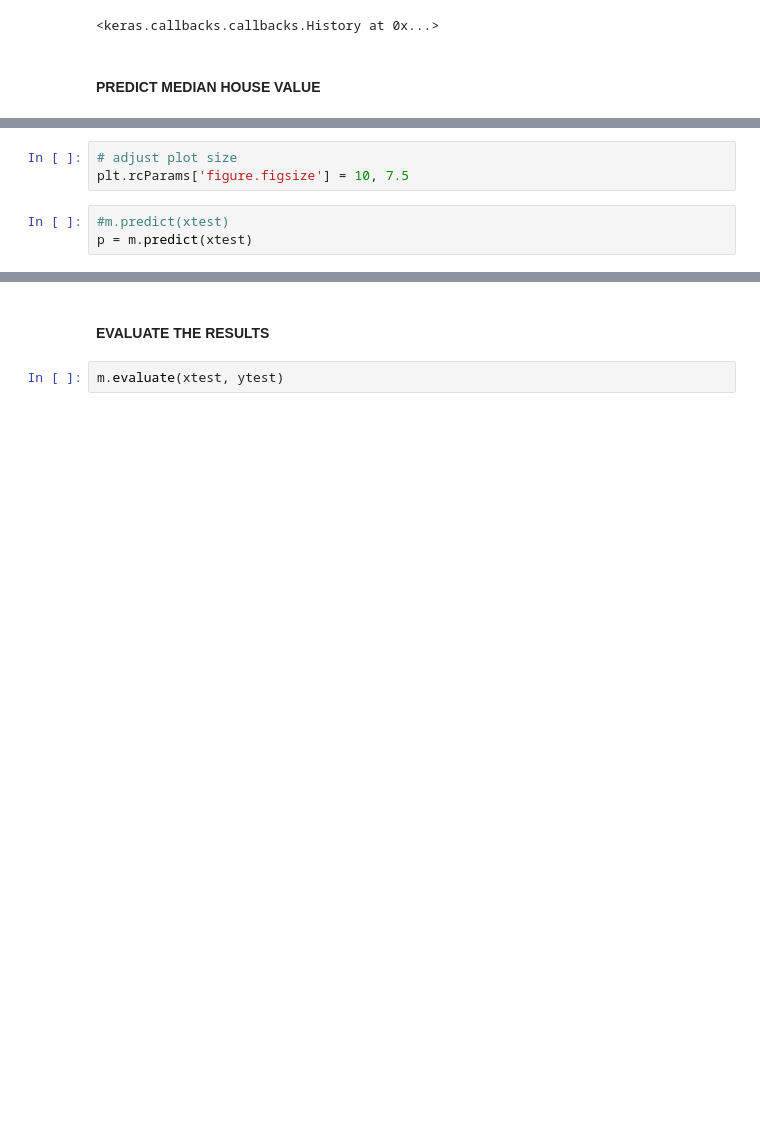
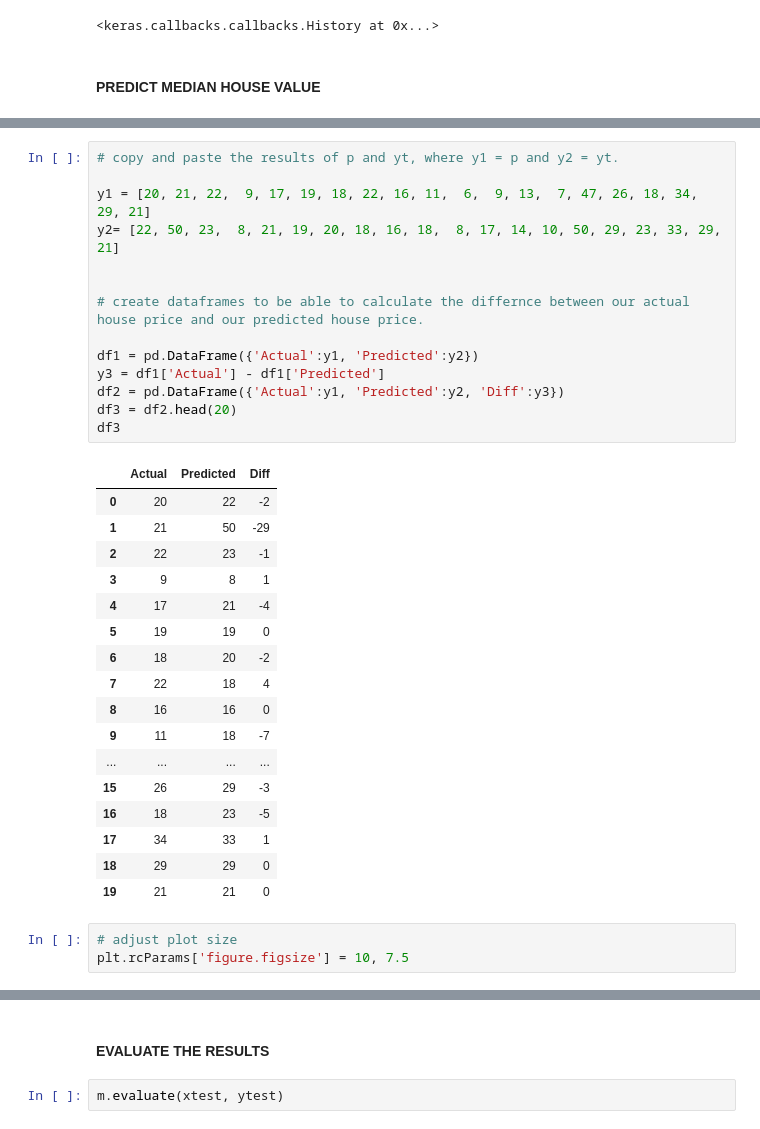
Before and after one commit to pjmeehan/MLS-Project, a Jupyter notebook: MLS Project 2019.ipynb, the cells around one changed output, grey strips where cells are left out. Saved outputs shown, nothing was run; the diff lists cells and outputs as text; blank space fills up the shorter version.

```diff
--- a/MLS Project 2019.ipynb
+++ b/MLS Project 2019.ipynb
@@ -308,6 +312,35 @@ Epoch 100/100
+# %%
+# copy and paste the results of p and yt, where y1 = p and y2 = yt.
+
+y1 = [20, 21, 22,  9, 17, 19, 18, 22, 16, 11,  6,  9, 13,  7, 47, 26, 18, 34, 29, 21]
+y2= [22, 50, 23,  8, 21, 19, 20, 18, 16, 18,  8, 17, 14, 10, 50, 29, 23, 33, 29, 21]
+
+
+# create dataframes to be able to calculate the differnce between our actual house price and our predicted house price.
+
+df1 = pd.DataFrame({'Actual':y1, 'Predicted':y2})
+y3 = df1['Actual'] - df1['Predicted']
+df2 = pd.DataFrame({'Actual':y1, 'Predicted':y2, 'Diff':y3})
+df3 = df2.head(20)
+df3
+# %% [output]
+|  | Actual | Predicted | Diff |
+| 0 | 20 | 22 | -2 |
+| 1 | 21 | 50 | -29 |
+| 2 | 22 | 23 | -1 |
+| 3 | 9 | 8 | 1 |
+| 4 | 17 | 21 | -4 |
+| 5 | 19 | 19 | 0 |
+| 6 | 18 | 20 | -2 |
+| 7 | 22 | 18 | 4 |
+| 8 | 16 | 16 | 0 |
+| 9 | 11 | 18 | -7 |
+| ... | ... | ... | ... |
+| 15 | 26 | 29 | -3 |
+| 16 | 18 | 23 | -5 |
+| 17 | 34 | 33 | 1 |
+| 18 | 29 | 29 | 0 |
+| 19 | 21 | 21 | 0 |
 # %%
 # adjust plot size
 plt.rcParams['figure.figsize'] = 10, 7.5
-# %%
-#m.predict(xtest)
-p = m.predict(xtest)
```
Also changed, not shown: parts of 16 cells of this notebook.
